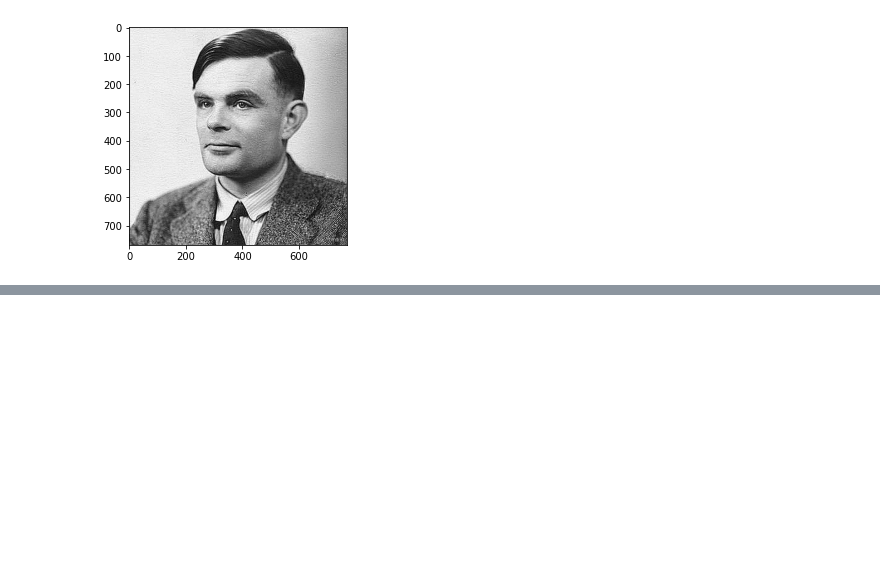
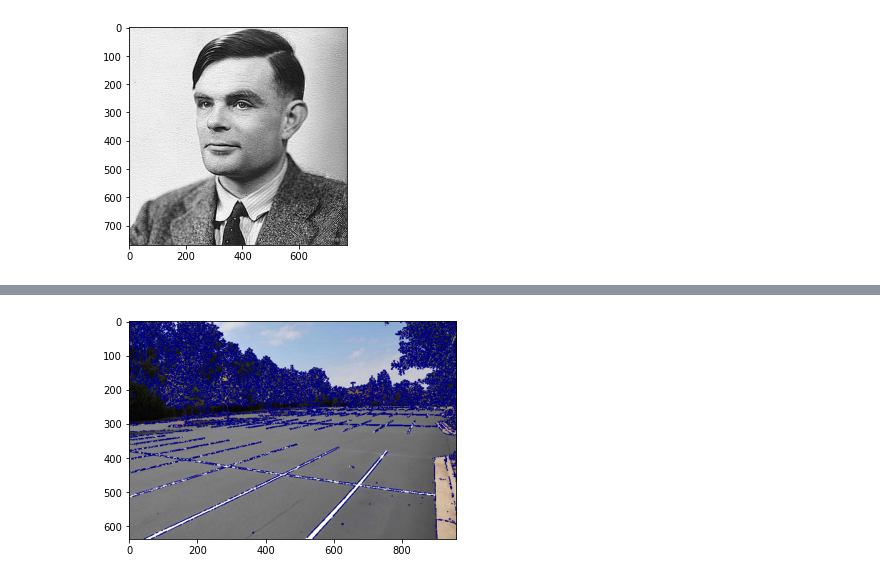
Before and after one commit to netotz/vision-computacional, a Jupyter notebook: evidencia2/Evidencia de Aprendizaje 2.ipynb, the cells around one changed output, grey strips where cells are left out. Saved outputs shown, nothing was run; the diff lists cells and outputs as text; code cells hidden in the pictures; blank space fills up the shorter version.

```diff
--- a/evidencia2/Evidencia de Aprendizaje 2.ipynb
+++ b/evidencia2/Evidencia de Aprendizaje 2.ipynb
@@ -41,0 +71,22 @@ plt.imshow(sharpened, 'gray');
+# %%
+import math
+
+# definir parámetros para transformada de Hough
+rho = 1
+theta = math.pi / 180
+# aplicar transformada de Hough a bordes
+lines = cv2.HoughLinesP(edges, rho, theta, 30)
+# color de las líneas en RGB (azul en este caso)
+color = (0, 0, 128)
+# por cada línea detectada al aplicar la transformada de Hough
+for line in lines:
+    x1, y1, x2, y2 = line[0]
+    # extraer punto inicial
+    p1 = (x1, y1)
+    # y punto final
+    p2 = (x2, y2)
+    # trazar línea sobre imagen de punto a punto
+    cv2.line(image, p1, p2, color, 2)
+plt.imshow(image);
+# %% [output]
+[figure, added]
```
Also changed, not shown: parts of 6 cells of this notebook.
